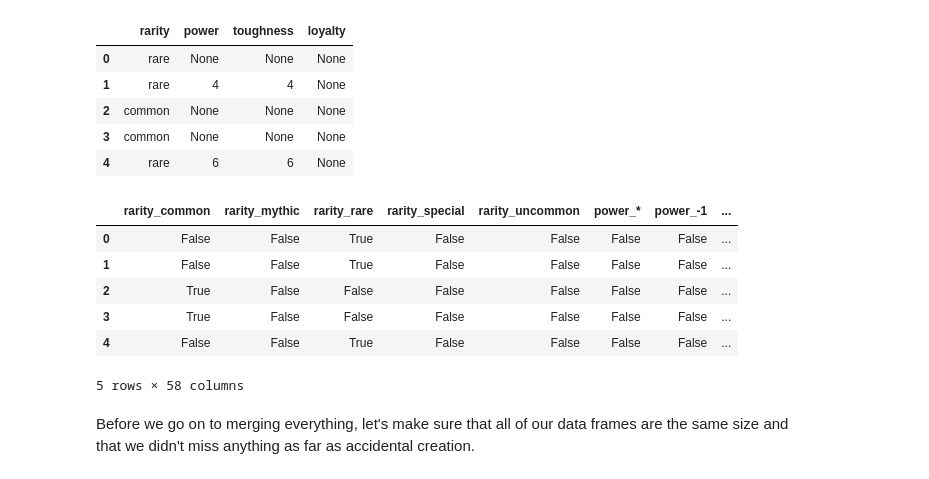
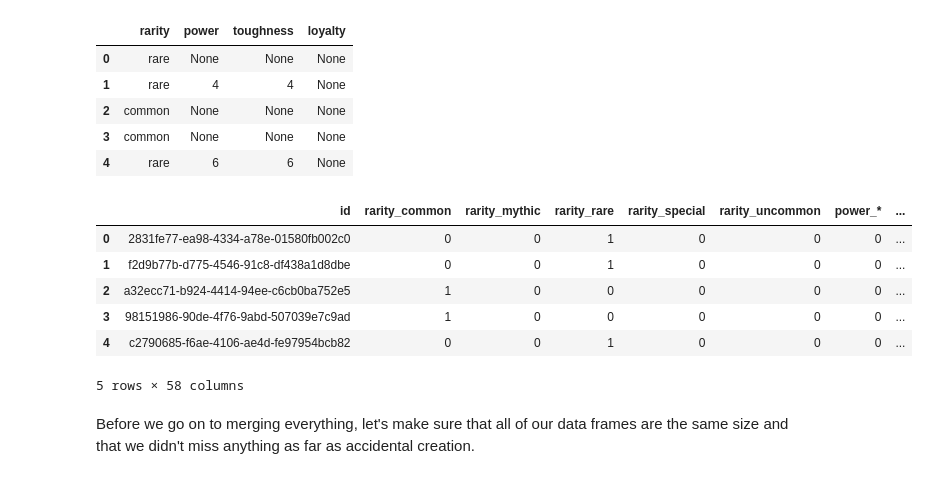
Before and after one commit to ParkedHampster/Spell-Trends, a Jupyter notebook: 2_Modeling.ipynb, the cells around one changed output. Cells and saved outputs as stored; diff of their text form; code cells hidden in the pictures.

```diff
--- a/2_Modeling.ipynb
+++ b/2_Modeling.ipynb
@@ -472,20 +471,44 @@ train[['rarity','power','toughness','loyalty']].head()
 | 2 | common | None | None | None |
 | 3 | common | None | None | None |
 | 4 | rare | 6 | 6 | None |
-# %%
-dummies = pd.get_dummies(
-    train[['rarity','power','toughness','loyalty']]
-    )
-dummies['id'] = train['id']
-dummies.head()
-# %% [output]
-|  | rarity_common | rarity_mythic | rarity_rare | rarity_special | rarity_uncommon | power_* | power_-1 | ... |
-| 0 | False | False | True | False | False | False | False | ... |
-| 1 | False | False | True | False | False | False | False | ... |
-| 2 | True | False | False | False | False | False | False | ... |
-| 3 | True | False | False | False | False | False | False | ... |
-| 4 | False | False | True | False | False | False | False | ... |
-5 rows × 58 columns
+# %%
+# using count vectorizer to allow us to save off
+# vocabs for later
+
+dummy_vectorizer = CountVectorizer(
+    token_pattern = r".*",
+    stop_words=[''],
+    lowercase=False
+    )
+dummy_dict = {}
+dummy_vocab = {}
+dummy_columns = ['rarity','power','toughness','loyalty']
+for _col in dummy_columns:
+    dummy_column = train[_col].T.apply(
+        lambda x: '' if x == None else f'{_col}_{x}'
+        )
+    dummy_dict[_col] = pd.DataFrame.sparse.from_spmatrix(
+        dummy_vectorizer.fit_transform(dummy_column)#.astype(str))
+    )
+    dummy_vocab[_col] = dummy_vectorizer.vocabulary_
+    dummy_dict[_col].columns = sorted(dummy_vocab[_col])
+    dummy_dict[_col]['id'] = train['id']
+
+dummies = train[['id']]
+for _col in dummy_columns:
+    dummies = dummies.merge(
+        dummy_dict[_col],
+        on='id'
+    )
+dummies.head()
+# %% [output]
+|  | id | rarity_common | rarity_mythic | rarity_rare | rarity_special | rarity_uncommon | power_* | ... |
+| 0 | 2831fe77-ea98-4334-a78e-01580fb002c0 | 0 | 0 | 1 | 0 | 0 | 0 | ... |
+| 1 | f2d9b77b-d775-4546-91c8-df438a1d8dbe | 0 | 0 | 1 | 0 | 0 | 0 | ... |
+| 2 | a32ecc71-b924-4414-94ee-c6cb0ba752e5 | 1 | 0 | 0 | 0 | 0 | 0 | ... |
+| 3 | 98151986-90de-4f76-9abd-507039e7c9ad | 1 | 0 | 0 | 0 | 0 | 0 | ... |
+| 4 | c2790685-f6ae-4106-ae4d-fe97954bcb82 | 0 | 0 | 1 | 0 | 0 | 0 | ... |
+5 rows × 58 columns
 # %% [markdown]
 Before we go on to merging everything, let's make sure
 that all of our data frames are the same size and that
```
Also changed, not shown: parts of 15 cells of this notebook, 2 other files.
